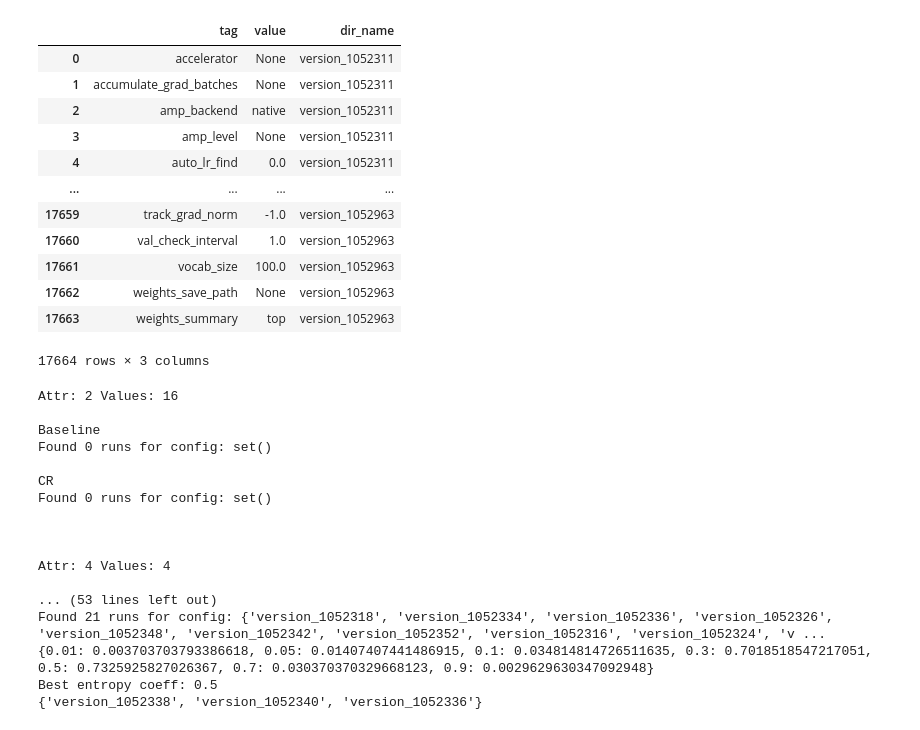
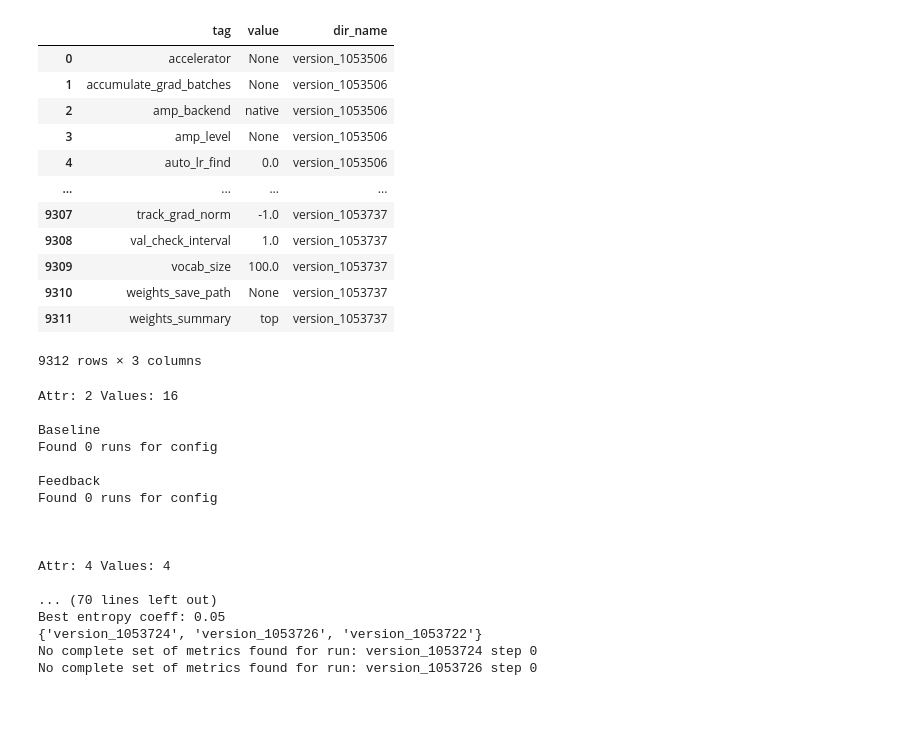
Before and after one commit to mitjanikolaus/emergent_communication, a Jupyter notebook: eval_grid_search_from_logs.ipynb, the cells around one changed output. Cells and saved outputs as stored; diff of their text form; code cells hidden in the pictures.

```diff
--- a/eval_grid_search_from_logs.ipynb
+++ b/eval_grid_search_from_logs.ipynb
@@ -1,25 +1,25 @@
 # %%
 import pandas as pd
 from tbparse import SummaryReader
 import os
 
-log_dir = os.path.expanduser("~/lis-cluster/emergent_communication/emergent_communication/lightning_logs/")
+log_dir = os.path.expanduser("~/lis-cluster/emergent_communication/emergent_communication/lightning_logs")
 reader = SummaryReader(log_dir, extra_columns={'dir_name'})
 df = reader.scalars
 
 hp = reader.hparams
 hp
 # %% [output]
 |  | tag | value | dir_name |
-| 0 | accelerator | None | version_1052311 |
-| 1 | accumulate_grad_batches | None | version_1052311 |
-| 2 | amp_backend | native | version_1052311 |
-| 3 | amp_level | None | version_1052311 |
-| 4 | auto_lr_find | 0.0 | version_1052311 |
+| 0 | accelerator | None | version_1053506 |
+| 1 | accumulate_grad_batches | None | version_1053506 |
+| 2 | amp_backend | native | version_1053506 |
+| 3 | amp_level | None | version_1053506 |
+| 4 | auto_lr_find | 0.0 | version_1053506 |
 | ... | ... | ... | ... |
-| 17659 | track_grad_norm | -1.0 | version_1052963 |
-| 17660 | val_check_interval | 1.0 | version_1052963 |
-| 17661 | vocab_size | 100.0 | version_1052963 |
-| 17662 | weights_save_path | None | version_1052963 |
-| 17663 | weights_summary | top | version_1052963 |
+| 9307 | track_grad_norm | -1.0 | version_1053737 |
+| 9308 | val_check_interval | 1.0 | version_1053737 |
+| 9309 | vocab_size | 100.0 | version_1053737 |
+| 9310 | weights_save_path | None | version_1053737 |
+| 9311 | weights_summary | top | version_1053737 |
-17664 rows × 3 columns
+9312 rows × 3 columns
@@ -88,9 +91,6 @@ def get_metrics(runs):
         bosdisses.append(bosdis)
     return train_accs, val_accs, test_accs, topsims, posdisses, bosdisses, entropies
 # %%
-NUM_SENDERS = 1
-NUM_RECEIVERS = 1
-
 data = []
 for attr, val in [(2, 16), (4, 4), (4, 5), (2, 50), (2, 100)]:
     print(f"\n\n\nAttr: {attr} Values: {val}")
@@ -100,15 +100,19 @@ for attr, val in [(2, 16), (4, 4), (4, 5), (2, 50), (2, 100)]:
 
     runs_num_agents = set(hp[(hp['tag']=='num_senders') & (hp['value'] == NUM_SENDERS)].dir_name) & set(hp[(hp['tag']=='num_receivers') & (hp['value'] == NUM_RECEIVERS)].dir_name)
 
-    for clarification_requests in [0, 1]:
-        runs_cr = set(hp[(hp['tag']=='clarification_requests') & (hp['value'] == clarification_requests)].dir_name)
+    for feedback in [0, 1]:
+        runs_config = runs_val & runs_attr & runs_num_agents
+        if len(hp[hp.dir_name.isin(runs_config) & (hp['tag']=='feedback')]) > 0:
+            runs_cr = set(hp[(hp['tag']=='feedback') & (hp['value'] == feedback)].dir_name)
+        else:
+            runs_cr = set(hp[(hp['tag']=='clarification_requests') & (hp['value'] == feedback)].dir_name)
 
-        runs_config = runs_cr & runs_val & runs_attr & runs_num_agents
-        if clarification_requests:
-            print("\nCR")
+        runs_config = runs_cr & runs_config
+        if feedback:
+            print("\nFeedback")
         else:
             print("\nBaseline")
-        print(f"Found {len(runs_config)} runs for config: {runs_config}")
+        print(f"Found {len(runs_config)} runs for config") #: {runs_config}
 
         entropy_coeff_values = get_unique_hparams(hp, "sender_entropy_coeff", runs_config)
         # print(entropy_coeff_values)
@@ -143,7 +147,7 @@ for attr, val in [(2, 16), (4, 4), (4, 5), (2, 50), (2, 100)]:
             #
         for i in range(len(val_accs)):
             data.append({
-                "clarification_requests": clarification_requests,
+                "feedback": feedback,
                 "train_acc": train_accs[i],
                 "test_acc": test_accs[i],
                 "val_acc": val_accs[i],
@@ -160,17 +164,17 @@ data = pd.DataFrame(data)
 Attr: 2 Values: 16
 
 Baseline
-Found 0 runs for config: set()
+Found 0 runs for config
 
-CR
-Found 0 runs for config: set()
+Feedback
+Found 0 runs for config
 
 
 
 Attr: 4 Values: 4
 
-... (53 lines left out)
-Found 21 runs for config: {'version_1052318', 'version_1052334', 'version_1052336', 'version_1052326', 'version_1052348', 'version_1052342', 'version_1052352', 'version_1052316', 'version_1052324', 'v ...
-{0.01: 0.003703703793386618, 0.05: 0.01407407441486915, 0.1: 0.034814814726511635, 0.3: 0.7018518547217051, 0.5: 0.7325925827026367, 0.7: 0.030370370329668123, 0.9: 0.0029629630347092948}
-Best entropy coeff: 0.5
-{'version_1052338', 'version_1052340', 'version_1052336'}
+... (70 lines left out)
+Best entropy coeff: 0.05
+{'version_1053724', 'version_1053726', 'version_1053722'}
+No complete set of metrics found for run: version_1053724 step 0
+No complete set of metrics found for run: version_1053726 step 0
```
Also changed, not shown: parts of 3 cells of this notebook.
